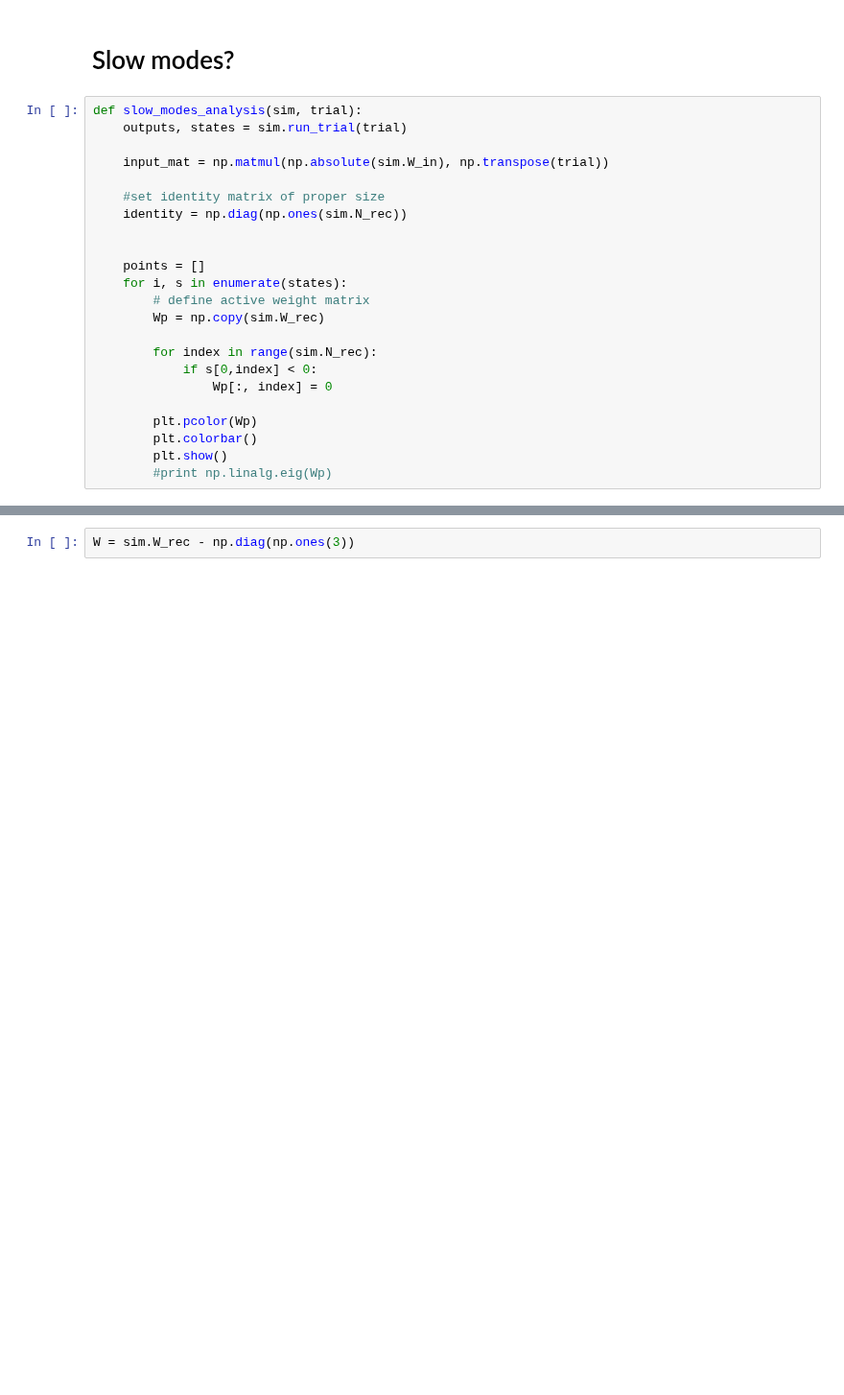
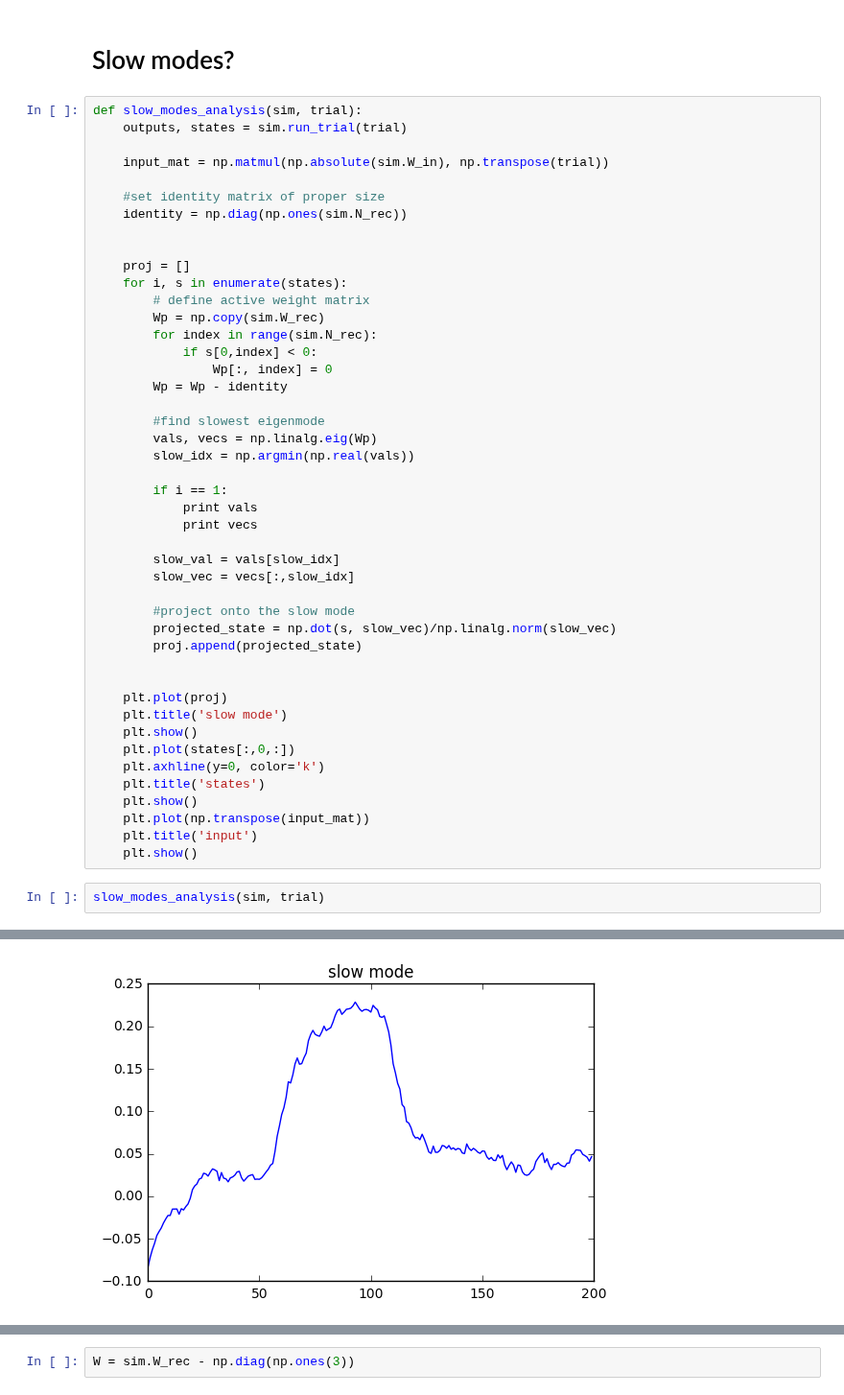
Before and after one commit to davidbrandfonbrener/sisyphus2, a Jupyter notebook: ipython notebooks/RDM analysis.ipynb, the cells around one changed output, grey strips where cells are left out. Shown at 96% size. Drawn from its saved outputs; the diff is of its cells as text; blank space fills up the shorter version.

```diff
--- a/ipython notebooks/RDM analysis.ipynb
+++ b/ipython notebooks/RDM analysis.ipynb
@@ -270,16 +284,41 @@ def slow_modes_analysis(sim, trial):
     identity = np.diag(np.ones(sim.N_rec))
 
 
-    points = []
+    proj = []
     for i, s in enumerate(states):
         # define active weight matrix
         Wp = np.copy(sim.W_rec)
-
         for index in range(sim.N_rec):
             if s[0,index] < 0:
                 Wp[:, index] = 0
+        Wp = Wp - identity
 
-        plt.pcolor(Wp)
-        plt.colorbar()
-        plt.show()
-        #print np.linalg.eig(Wp)
+        #find slowest eigenmode
+        vals, vecs = np.linalg.eig(Wp)
+        slow_idx = np.argmin(np.real(vals))
+
+        if i == 1:
+            print vals
+            print vecs
+
+        slow_val = vals[slow_idx]
+        slow_vec = vecs[:,slow_idx]
+
+        #project onto the slow mode
+        projected_state = np.dot(s, slow_vec)/np.linalg.norm(slow_vec)
+        proj.append(projected_state)
+
+
+    plt.plot(proj)
+    plt.title('slow mode')
+    plt.show()
+    plt.plot(states[:,0,:])
+    plt.axhline(y=0, color='k')
+    plt.title('states')
+    plt.show()
+    plt.plot(np.transpose(input_mat))
+    plt.title('input')
+    plt.show()
+# %%
+slow_modes_analysis(sim, trial)
+# %% [output]
@@ -285,0 +336 @@ def slow_modes_analysis(sim, trial):
+[figure, added]
```
Also changed, not shown: parts of 16 cells of this notebook, 2 other files.
